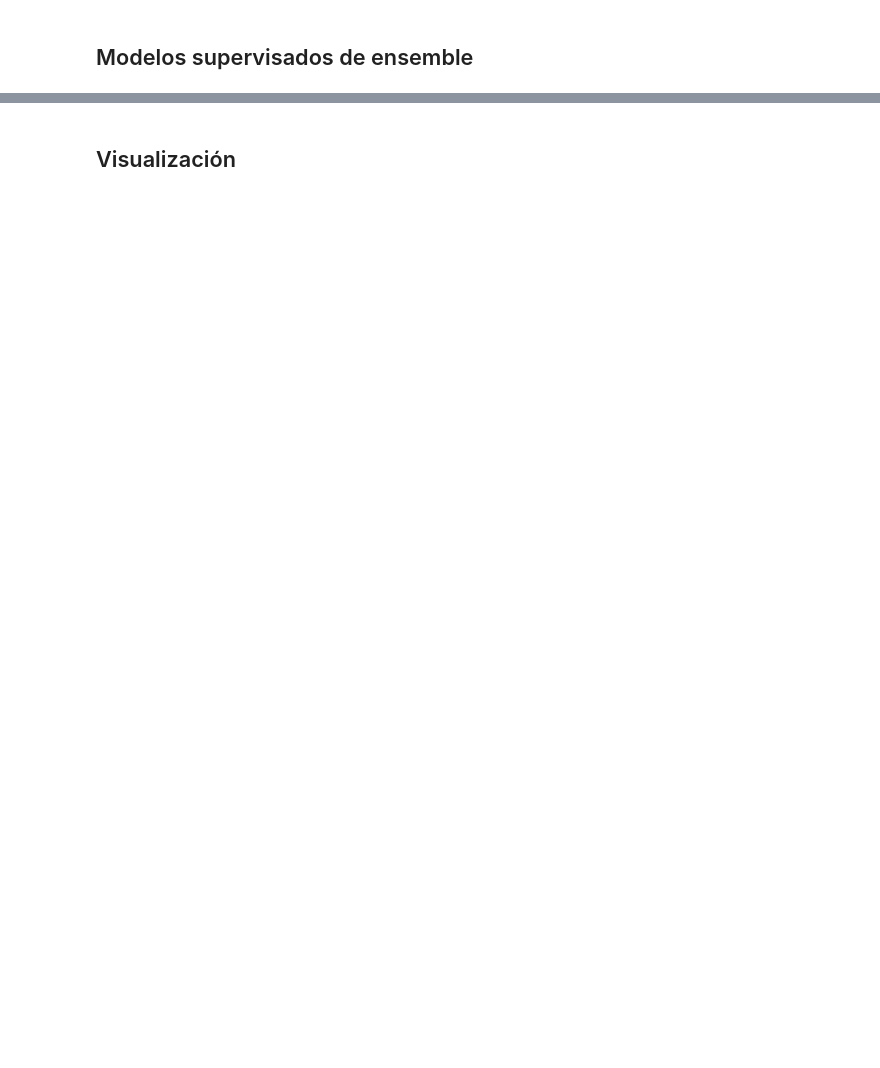
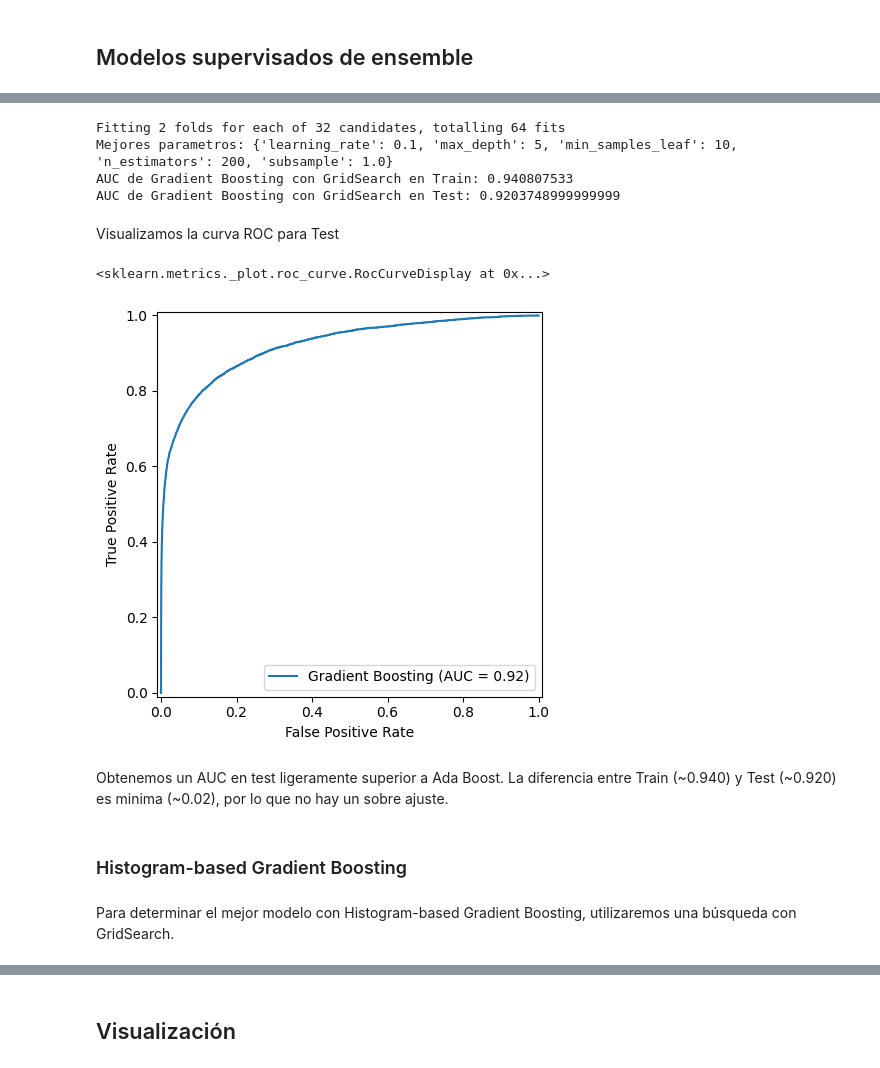
Before and after one commit to danielhuarita/decision_tree_ensembles, a Jupyter notebook: code/Said_Daniel_Huarita_Mollo.ipynb, the cells around one changed output, grey strips where cells are left out. Drawn from its saved outputs; the diff is of its cells as text; code cells hidden in the pictures; blank space fills up the shorter version.

```diff
--- a/code/fraudDetection_student.ipynb
+++ b/code/Said_Daniel_Huarita_Mollo.ipynb
@@ -1648,0 +1883,65 @@ Adicionalmente, se valorará:
+# %%
+gb_model = GradientBoostingClassifier(random_state=42)
+
+param_grid = {
+    'n_estimators': [100, 200],
+    'learning_rate': [0.05, 0.1],
+    'max_depth': [3, 5],
+    'min_samples_leaf': [10, 20],
+    'subsample': [0.8, 1.0]
+}
+
+gb_grid_search = GridSearchCV(
+    gb_model,
+    param_grid,
+    scoring='roc_auc',
+    cv=2,
+    n_jobs=-1,
+    verbose=2
+)
+
+gb_grid_search.fit(x_train, y_train)
+print('Mejores parametros:', gb_grid_search.best_params_)
+
+best_gb = gb_grid_search.best_estimator_
+
+gb_probs_train = best_gb.predict_proba(x_train)[:, 1]
+gb_probs_test = best_gb.predict_proba(x_test)[:, 1]
+
+gb_train_auc = roc_auc_score(y_train, gb_probs_train)
+gb_test_auc = roc_auc_score(y_test, gb_probs_test)
+
+print('AUC de Gradient Boosting con GridSearch en Train:', gb_train_auc)
+print('AUC de Gradient Boosting con GridSearch en Test:', gb_test_auc)
+# %% [output]
+Fitting 2 folds for each of 32 candidates, totalling 64 fits
+Mejores parametros: {'learning_rate': 0.1, 'max_depth': 5, 'min_samples_leaf': 10, 'n_estimators': 200, 'subsample': 1.0}
+AUC de Gradient Boosting con GridSearch en Train: 0.940807533
+AUC de Gradient Boosting con GridSearch en Test: 0.9203748999999999
+# %% [markdown]
+Visualizamos la curva ROC para Test
+# %%
+# Calculamos la curva ROC y el AUC para el conjunto de prueba
+y_proba_test = best_gb.predict_proba(x_test)[:, 1]
+fpr_gb_tree, tpr_gb_tree, thresholds = roc_curve(y_test, y_proba_test)
+auc_gb_tree = roc_auc_score(y_test, y_proba_test)
+
+# Definimos el tamaño de la figura para la curva ROC
+fig, ax = plt.subplots(figsize=(5, 5))
+
+# Visualizamos la curva ROC utilizando RocCurveDisplay
+RocCurveDisplay(
+    fpr=fpr_gb_tree,
+    tpr=tpr_gb_tree,
+    roc_auc=auc_gb_tree,
+    name='Gradient Boosting'
+).plot(ax=ax)
+# %% [output]
+<sklearn.metrics._plot.roc_curve.RocCurveDisplay at 0x...>
+[figure, added]
+# %% [markdown]
+Obtenemos un AUC en test ligeramente superior a Ada Boost. La diferencia entre Train (~0.940) y Test (~0.920) es minima (~0.02), por lo que no hay un sobre ajuste.
+# %% [markdown]
+### Histogram-based Gradient Boosting
+# %% [markdown]
+Para determinar el mejor modelo con Histogram-based Gradient Boosting, utilizaremos una búsqueda con GridSearch.
```
Also changed, not shown: parts of 62 cells of this notebook, 10 other files.
